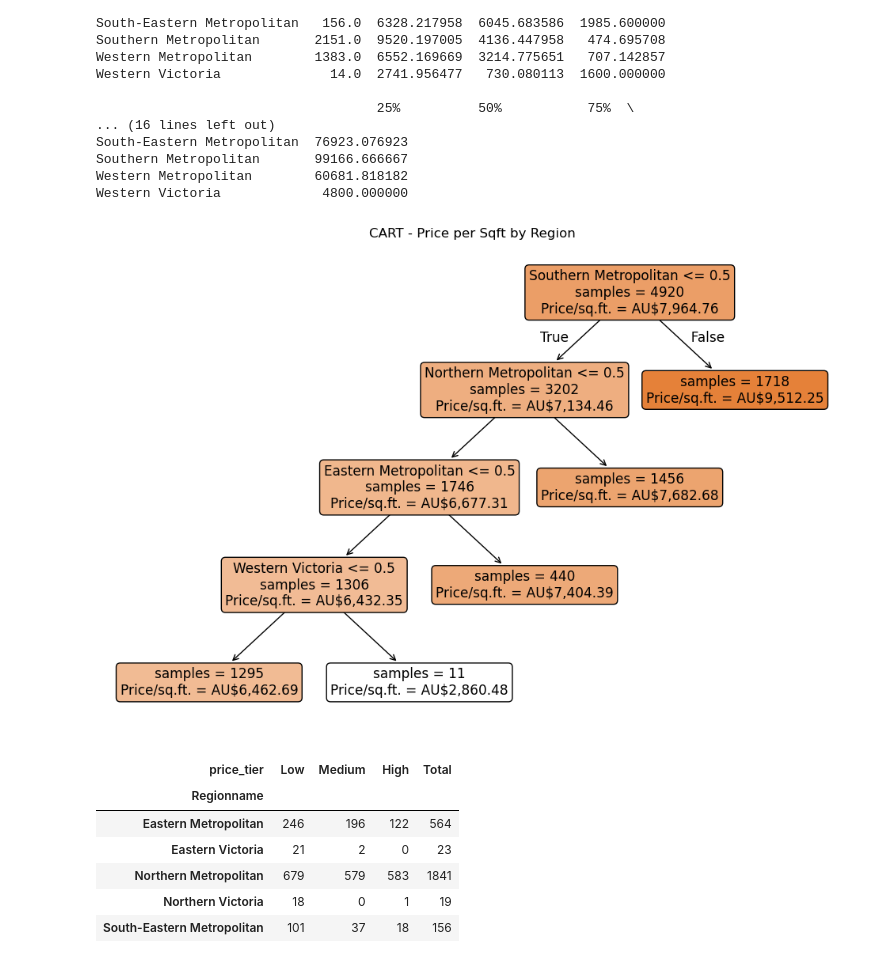
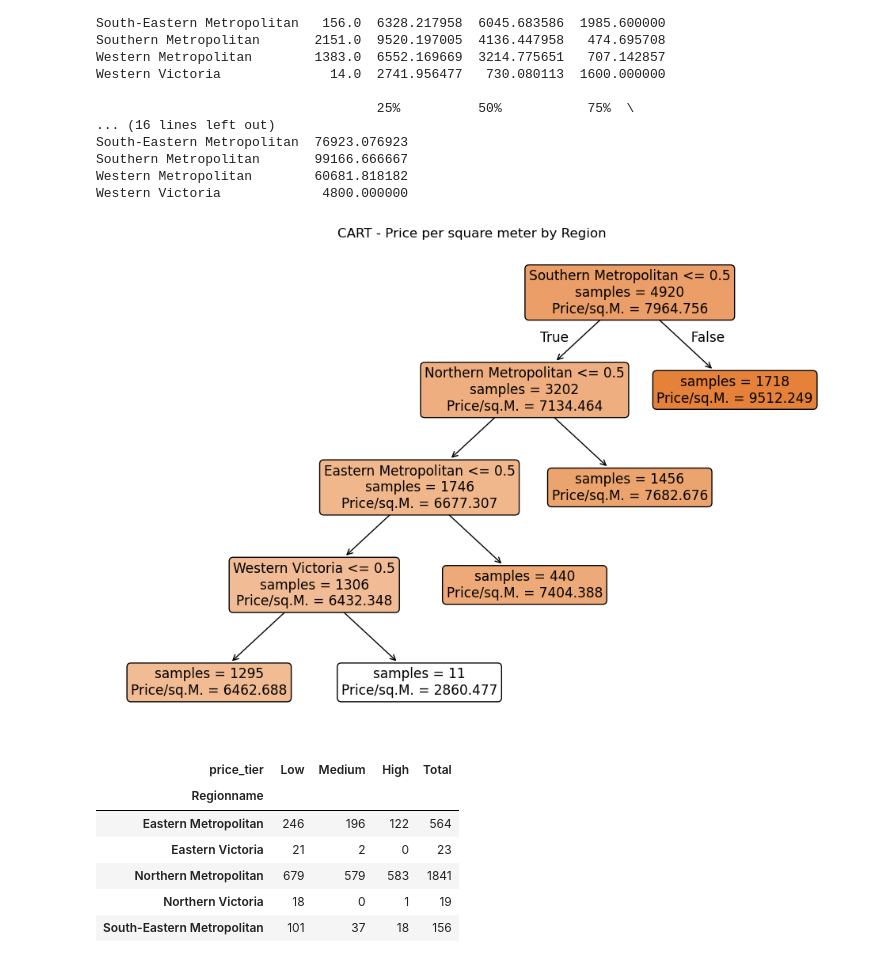
Before and after one commit to VinceGarcia11/Melbourne_Housing, a Jupyter notebook: MelbourneHousingVinceImogen.ipynb, the cells around one changed output. Drawn from its saved outputs; the diff is of its cells as text; code cells hidden in the pictures.

```diff
--- a/MelbourneHousingVinceImogen.ipynb
+++ b/MelbourneHousingVinceImogen.ipynb
@@ -498,12 +498,12 @@ Name: count, dtype: float64
 cart01 = DecisionTreeClassifier(criterion = "gini", max_leaf_nodes=30).fit(x_train, y_train)
 # %%
 # Create price/sq.ft. feature
-house['price_per_sqft'] = house['Price'] / house['BuildingArea']
+house['price_per_sqM'] = house['Price'] / house['BuildingArea']
 
 house = house.dropna(subset=['Price', 'BuildingArea', 'Regionname'])
 house = house[house['BuildingArea'] > 0]
 
-print(house.groupby('Regionname')['price_per_sqft'].describe())
+print(house.groupby('Regionname')['price_per_sqM'].describe())
 # %% [output]
                              count         mean          std          min  \
 Regionname
@@ -525,31 +525,31 @@ Western Victoria             4800.000000
 # %%
 from sklearn.tree import plot_tree
 import re
 
 
 # CART
 X = pd.get_dummies(house['Regionname'])
-y_reg = house['price_per_sqft']
+y_reg = house['price_per_sqM']
 
 X_train, X_test, y_train, y_test = train_test_split(X, y_reg, test_size=0.2, random_state=42)
 
 cart = DecisionTreeRegressor(max_depth=4, random_state=42)
 cart.fit(X_train, y_train)
 
 plt.figure(figsize=(12, 8))
 plot_tree(cart, feature_names=X.columns.tolist(), filled=True, rounded=True, impurity=False)
-plt.title("CART - Price per Sqft by Region")
+plt.title("CART - Price per square meter by Region")
 
 for text_obj in plt.gca().texts:
-    updated = text_obj.get_text().replace("value =", "Price/sq.ft. =")
-    updated = re.sub(r"Price/sq.ft. = (\d+\.\d+)",
-                     lambda m: f"Price/sq.ft. = AU${float(m.group(1)):,.2f}",
+    updated = text_obj.get_text().replace("value =", "Price/sq.M. =")
+    updated = re.sub(r"Price/sq.M = (\d+\.\d+)",
+                     lambda m: f"Price/sq.M = AU${float(m.group(1)):,.2f}",
                      updated)
     text_obj.set_text(updated)
 
 plt.show()
 # %% [output]
-[figure, old version]
+[figure, new version]
 # %%
 # Naive-Bayes
 house['price_tier'] = pd.qcut(house['price_per_sqft'], q=3, labels=['Low', 'Medium', 'High'])
```
